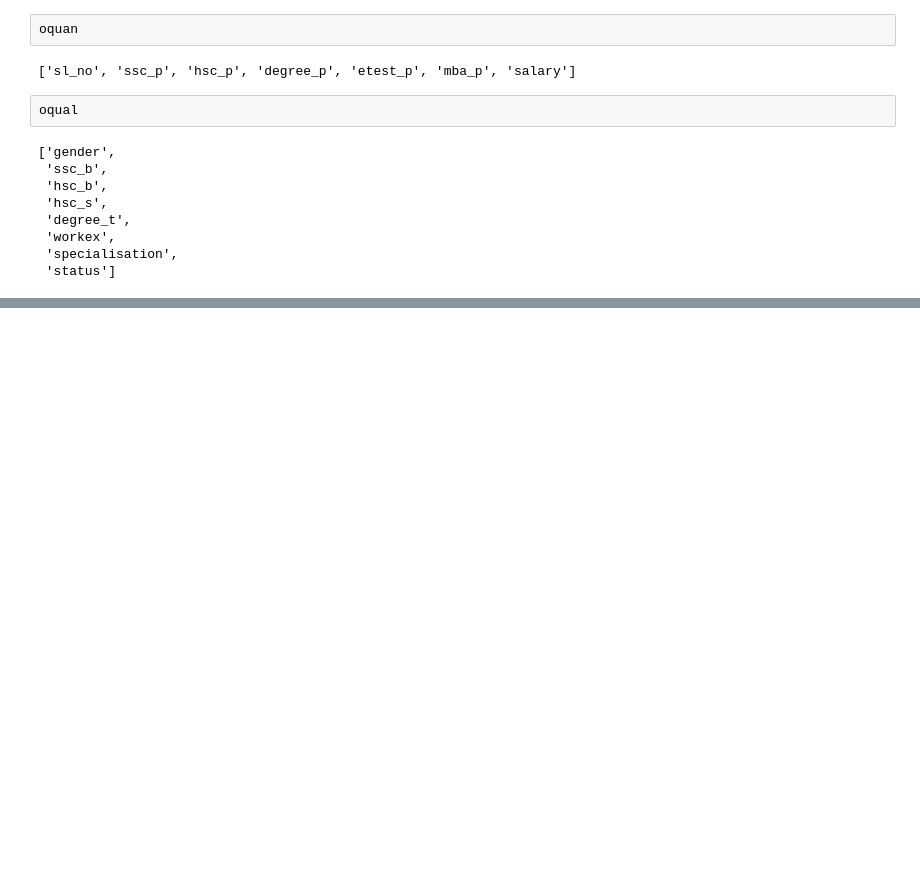
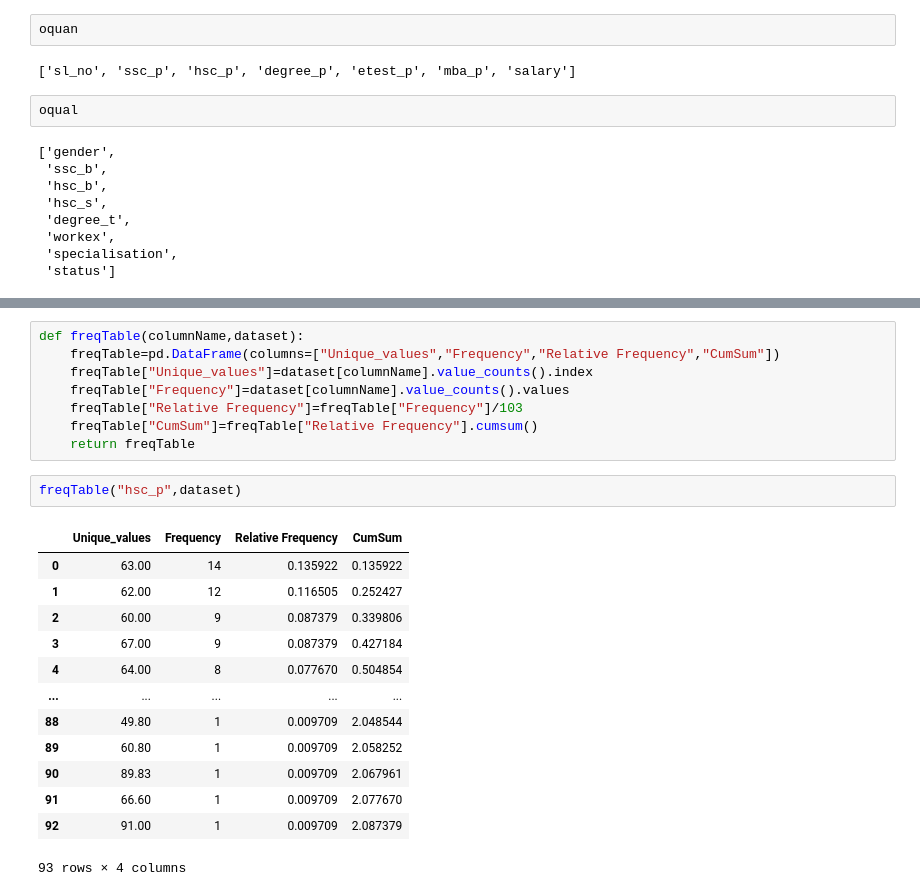
Before and after one commit to lrelango/dataScience, a Jupyter notebook: CentralTendency.ipynb, the cells around one changed output, grey strips where cells are left out. Drawn from its saved outputs; the diff is of its cells as text; blank space fills up the shorter version.

```diff
--- a/CentralTendency.ipynb
+++ b/CentralTendency.ipynb
@@ -148,0 +243,24 @@ descriptive
+# %%
+def freqTable(columnName,dataset):
+    freqTable=pd.DataFrame(columns=["Unique_values","Frequency","Relative Frequency","CumSum"])
+    freqTable["Unique_values"]=dataset[columnName].value_counts().index
+    freqTable["Frequency"]=dataset[columnName].value_counts().values
+    freqTable["Relative Frequency"]=freqTable["Frequency"]/103
+    freqTable["CumSum"]=freqTable["Relative Frequency"].cumsum()
+    return freqTable
+# %%
+freqTable("hsc_p",dataset)
+# %% [output]
+|  | Unique_values | Frequency | Relative Frequency | CumSum |
+| 0 | 63.00 | 14 | 0.135922 | 0.135922 |
+| 1 | 62.00 | 12 | 0.116505 | 0.252427 |
+| 2 | 60.00 | 9 | 0.087379 | 0.339806 |
+| 3 | 67.00 | 9 | 0.087379 | 0.427184 |
+| 4 | 64.00 | 8 | 0.077670 | 0.504854 |
+| ... | ... | ... | ... | ... |
+| 88 | 49.80 | 1 | 0.009709 | 2.048544 |
+| 89 | 60.80 | 1 | 0.009709 | 2.058252 |
+| 90 | 89.83 | 1 | 0.009709 | 2.067961 |
+| 91 | 66.60 | 1 | 0.009709 | 2.077670 |
+| 92 | 91.00 | 1 | 0.009709 | 2.087379 |
+93 rows × 4 columns
```
Also changed, not shown: parts of 29 cells of this notebook, 1 other file.
